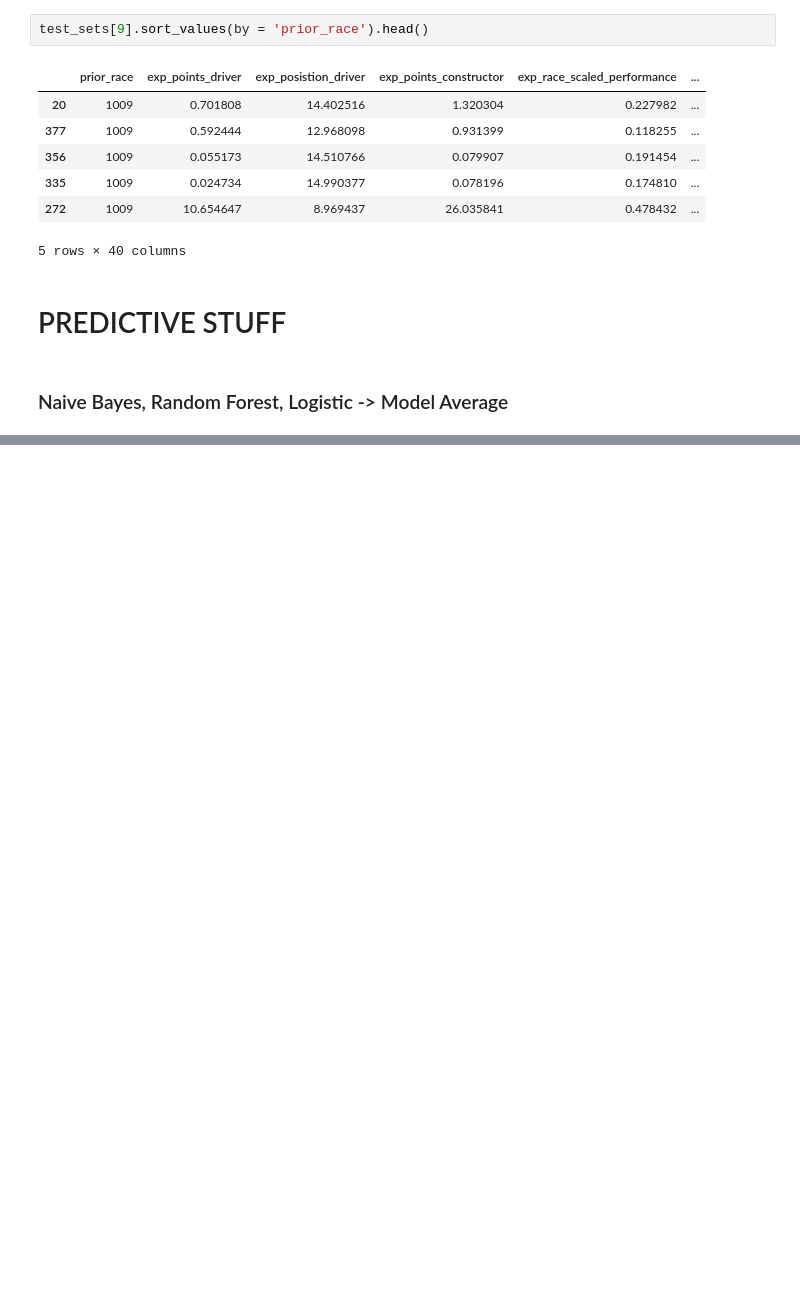
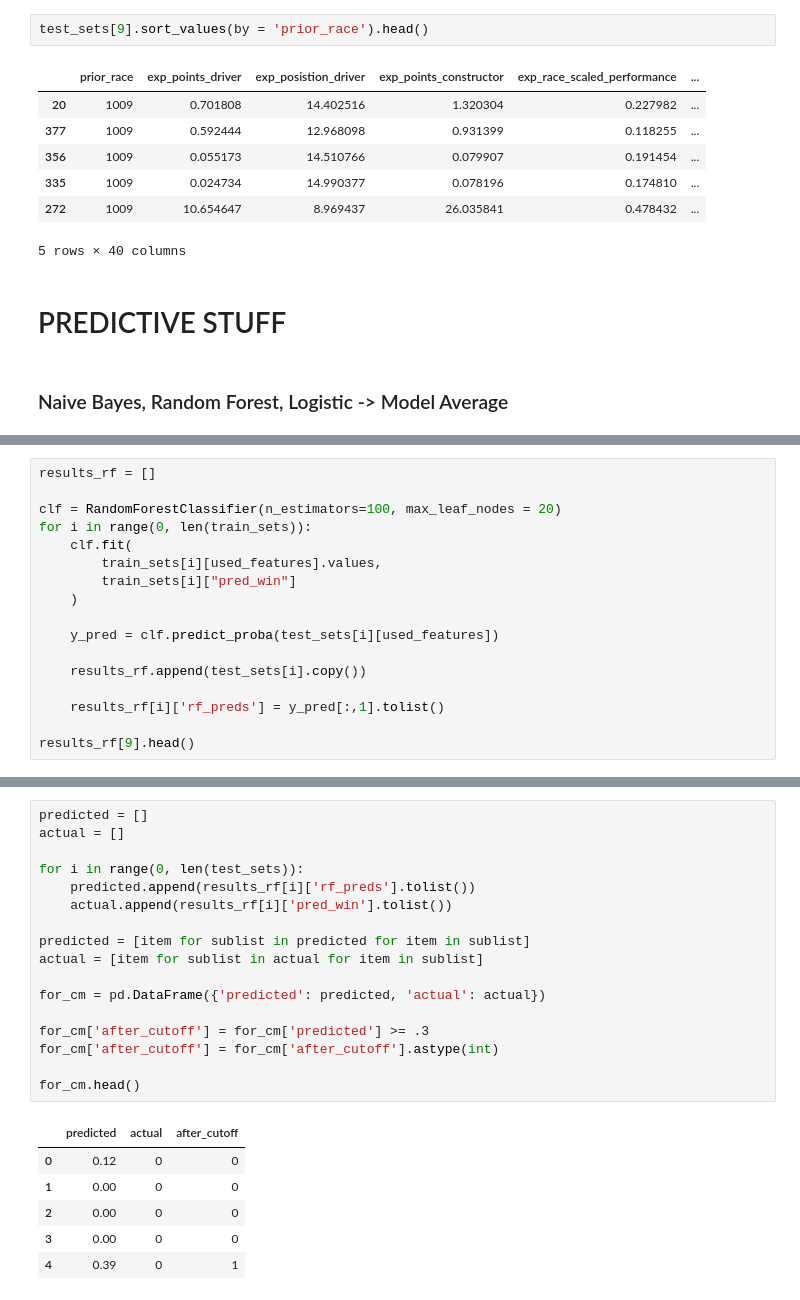
Before and after one commit to drewilliams22/f1, a Jupyter notebook: python_bash_trials/csv_dump/f1_2018.ipynb, the cells around one changed output, grey strips where cells are left out. Saved outputs shown, nothing was run; the diff lists cells and outputs as text; blank space fills up the shorter version.

```diff
--- a/python_bash_trials/csv_dump/f1_2018.ipynb
+++ b/python_bash_trials/csv_dump/f1_2018.ipynb
@@ -474,0 +628,17 @@ results[9].head()
+# %%
+results_rf = []
+
+clf = RandomForestClassifier(n_estimators=100, max_leaf_nodes = 20)
+for i in range(0, len(train_sets)):
+    clf.fit(
+        train_sets[i][used_features].values,
+        train_sets[i]["pred_win"]
+    )
+
+    y_pred = clf.predict_proba(test_sets[i][used_features])
+
+    results_rf.append(test_sets[i].copy())
+
+    results_rf[i]['rf_preds'] = y_pred[:,1].tolist()
+
+results_rf[9].head()
@@ -474,0 +653,24 @@ results[9].head()
+# %%
+predicted = []
+actual = []
+
+for i in range(0, len(test_sets)):
+    predicted.append(results_rf[i]['rf_preds'].tolist())
+    actual.append(results_rf[i]['pred_win'].tolist())
+
+predicted = [item for sublist in predicted for item in sublist]
+actual = [item for sublist in actual for item in sublist]
+
+for_cm = pd.DataFrame({'predicted': predicted, 'actual': actual})
+
+for_cm['after_cutoff'] = for_cm['predicted'] >= .3
+for_cm['after_cutoff'] = for_cm['after_cutoff'].astype(int)
+
+for_cm.head()
+# %% [output]
+|  | predicted | actual | after_cutoff |
+| 0 | 0.12 | 0 | 0 |
+| 1 | 0.00 | 0 | 0 |
+| 2 | 0.00 | 0 | 0 |
+| 3 | 0.00 | 0 | 0 |
+| 4 | 0.39 | 0 | 1 |
```
Also changed, not shown: parts of 20 cells of this notebook, 1 other file.
